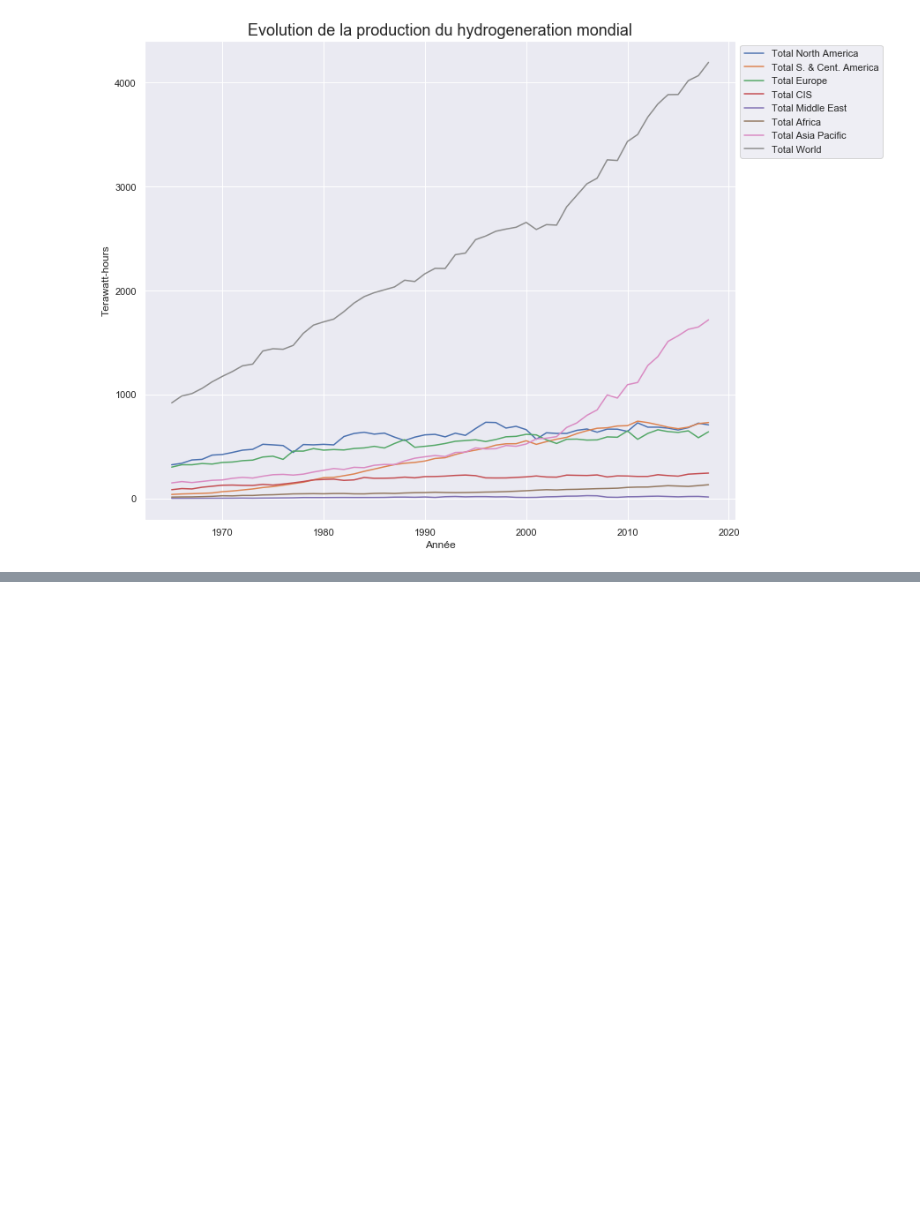
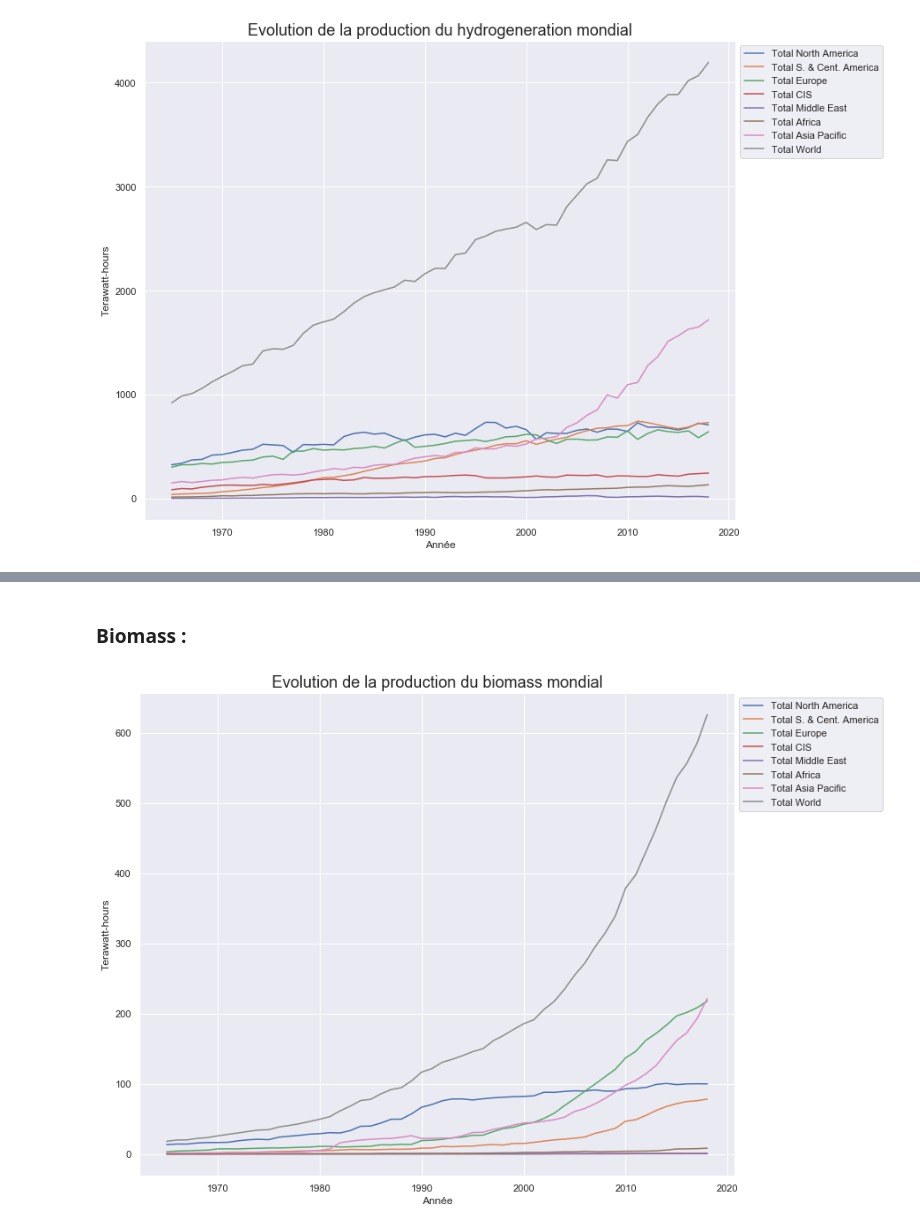
Before and after one commit to KevinFerin/HackatonMDI720, a Jupyter notebook: src/Hackathon.ipynb, the cells around one changed output, grey strips where cells are left out. Saved outputs shown, nothing was run; the diff lists cells and outputs as text; code cells hidden in the pictures; blank space fills up the shorter version.

```diff
--- a/src/Hackathon.ipynb
+++ b/src/Hackathon.ipynb
@@ -93,0 +133,12 @@ print_df(nuclear_production_total, "Evolution de la production du hydrogeneratio
+# %% [markdown]
+### Biomass :
+# %%
+biomass_production = pd.read_excel(dataPath+"data_production.xlsx", 14, header = 2)
+unite = "Terawatt-hours"
+biomass_production = clean(biomass_production,unite)
+biomass_production_total, biomass_production = separate_total(biomass_production, unite)
+biomass_production_total, biomass_production = set_name_df(biomass_production_total, "Total biomass"), set_name_df(biomass_production_total, "biomass")
+
+print_df(biomass_production_total, "Evolution de la production du biomass mondial", unite)
+# %% [output]
+[figure, added]
```
Also changed, not shown: parts of 17 cells of this notebook.
